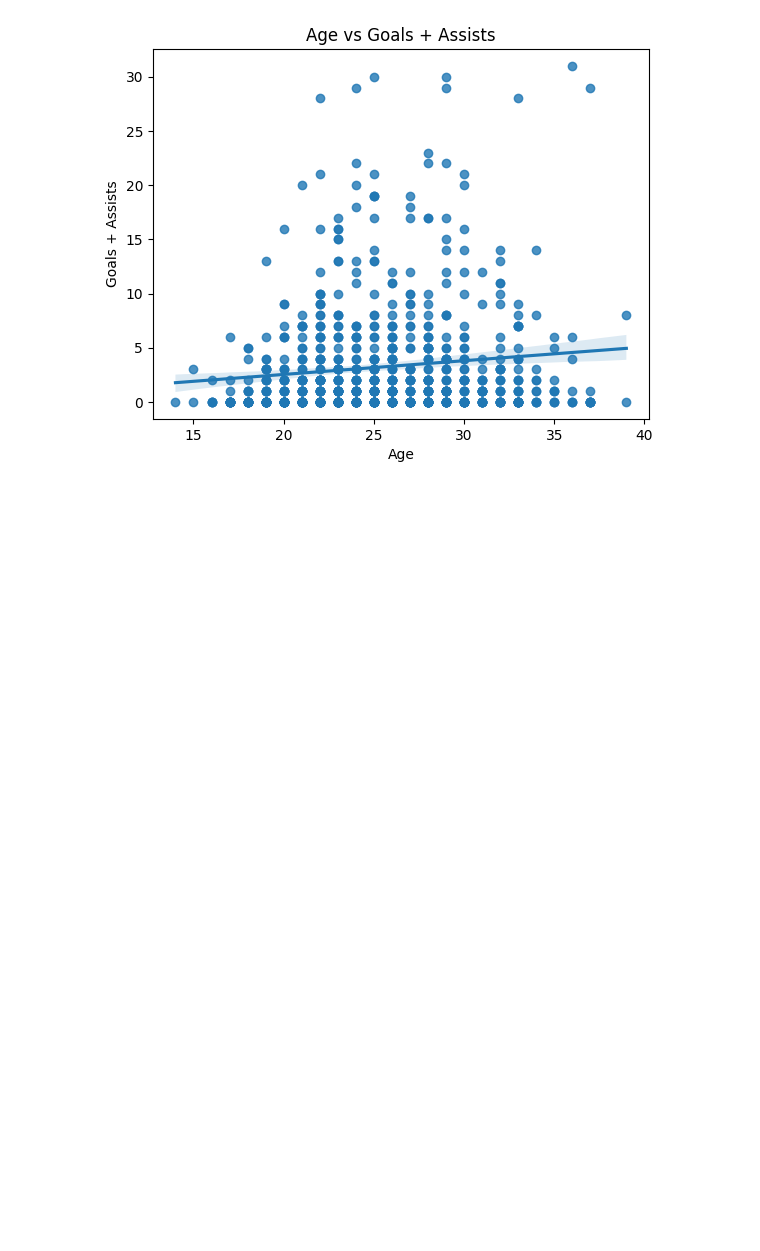
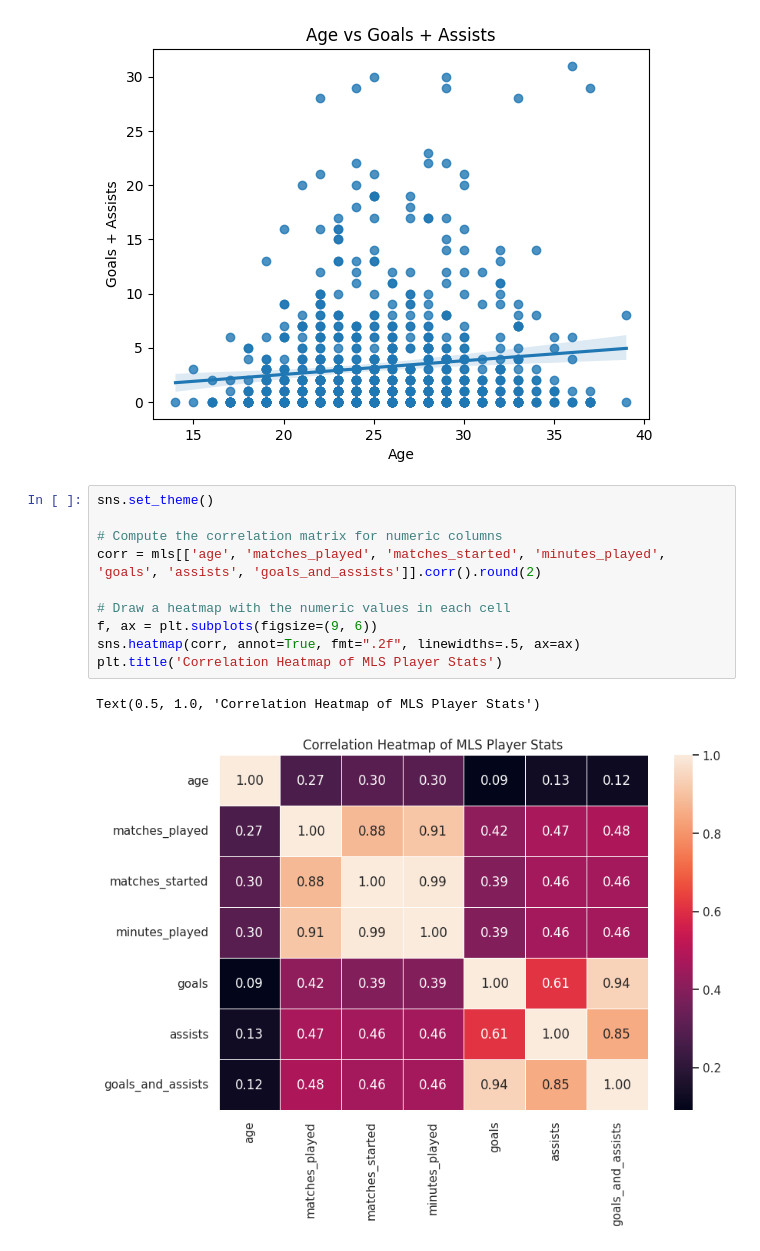
Before and after one commit to rubeng77/MLS-Player-Stats-24, a Jupyter notebook: MLS_Player_Stats_Anaysis.ipynb, the cells around one changed output. Cells and saved outputs as stored; diff of their text form; blank space fills up the shorter version.

```diff
--- a/MLS_Player_Stats_Anaysis.ipynb
+++ b/MLS_Player_Stats_Anaysis.ipynb
@@ -410,3 +410,16 @@ plt.ylabel('Goals + Assists')
 # %% [output]
 Text(0, 0.5, 'Goals + Assists')
 [figure]
+# %%
+sns.set_theme()
+
+# Compute the correlation matrix for numeric columns
+corr = mls[['age', 'matches_played', 'matches_started', 'minutes_played', 'goals', 'assists', 'goals_and_assists']].corr().round(2)
+
+# Draw a heatmap with the numeric values in each cell
+f, ax = plt.subplots(figsize=(9, 6))
+sns.heatmap(corr, annot=True, fmt=".2f", linewidths=.5, ax=ax)
+plt.title('Correlation Heatmap of MLS Player Stats')
+# %% [output]
+Text(0.5, 1.0, 'Correlation Heatmap of MLS Player Stats')
+[figure, added]
```
Also changed, not shown: parts of 16 cells of this notebook.
